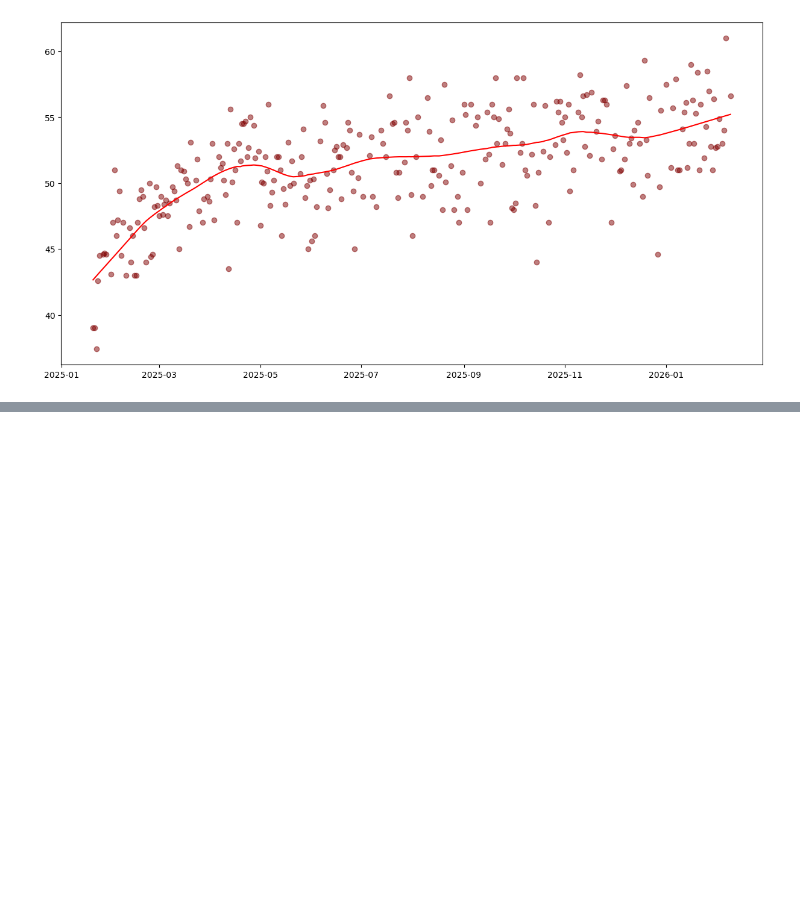
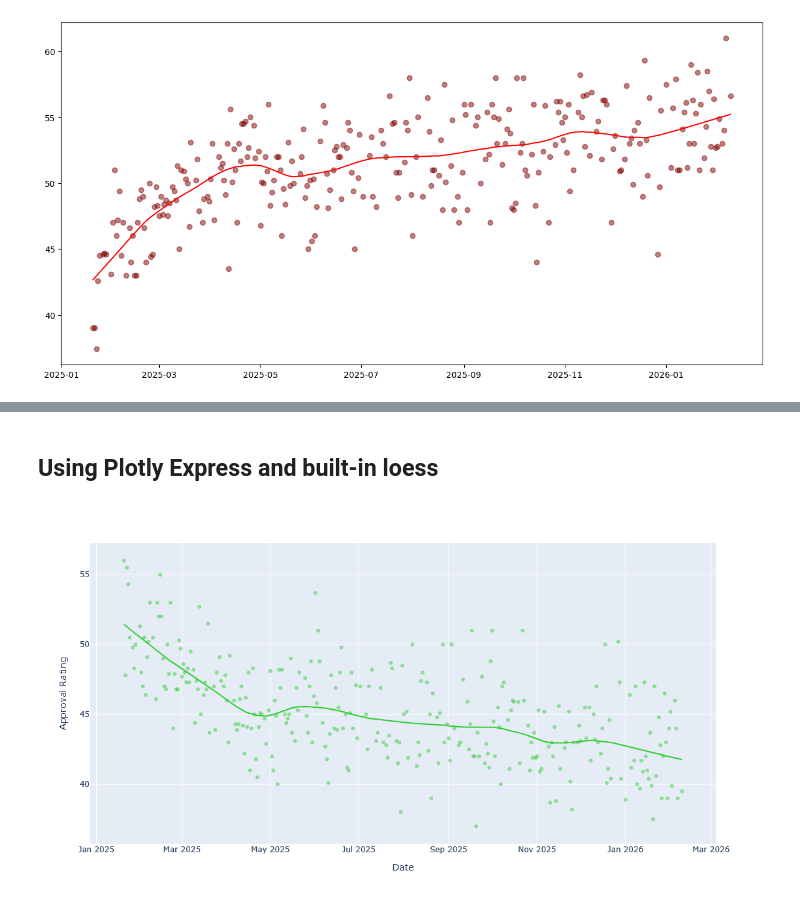
Before and after one commit to AriqRashid/election-signals, a Jupyter notebook: approval_dev.ipynb, the cells around one changed output, grey strips where cells are left out. Cells and saved outputs as stored; diff of their text form; code cells hidden in the pictures; blank space fills up the shorter version.

```diff
--- a/approval_dev.ipynb
+++ b/approval_dev.ipynb
@@ -190,0 +215,14 @@ ax.plot(result['end_date'], no, c='red')
+# %% [markdown]
+## Using Plotly Express and built-in loess
+# %%
+fig = px.scatter(
+    result, x="end_date", y="yes",
+    labels={"end_date" : "Date", "yes" : "Approval Rating %"},
+    color_discrete_sequence=['limegreen'],
+    trendline="lowess",
+    trendline_options=dict(frac=0.2)
+)
+fig.update_layout(width=1000, height=600)
+fig.update_traces(marker=dict(opacity=0.5))
+# %% [output]
+[figure, added]
```
Also changed, not shown: parts of 9 cells of this notebook.
